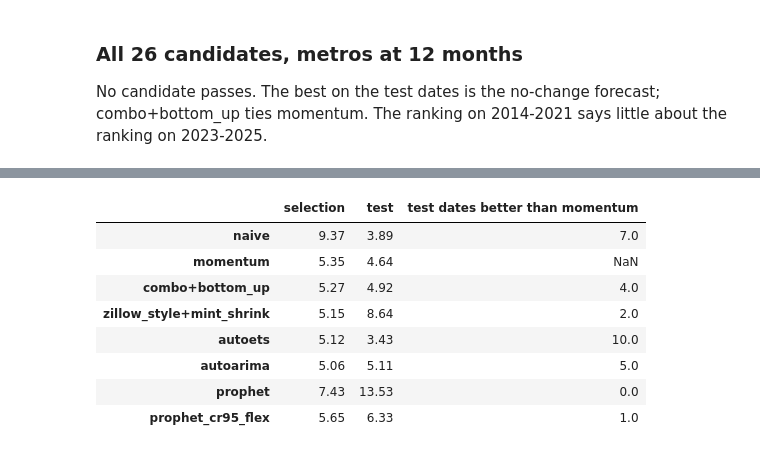
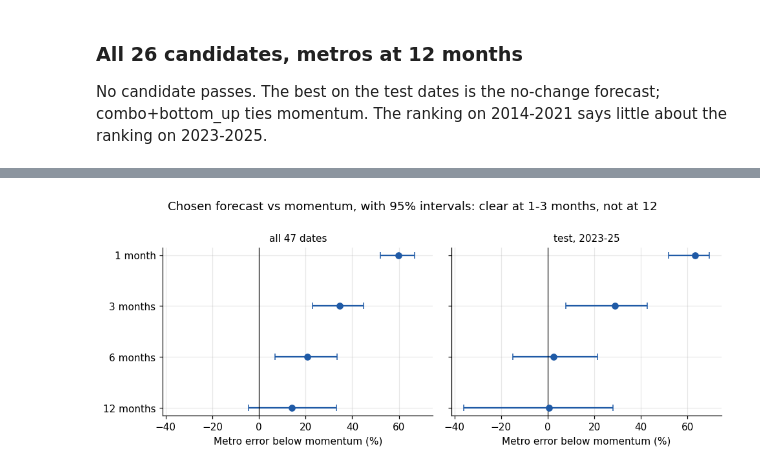
Before and after one commit to janeruxi1/housing-hierarchical-forecast, a Jupyter notebook: notebooks/05_final_test.ipynb, the cells around one changed output, grey strips where cells are left out. Saved outputs shown, nothing was run; the diff lists cells and outputs as text; code cells hidden in the pictures.

```diff
--- a/notebooks/05_final_test.ipynb
+++ b/notebooks/05_final_test.ipynb
@@ -240,20 +247,16 @@ Prophet setting picked on 8 selection dates: prophet_cr95_flex ({'changepoint_ra
 # %%
-if use_synthetic() and prophet_pick != "prophet":                  # CI: run the picked setting too
-    ch = pd.concat([ch, ft.forecast_challengers(L, ser, ch_o, prophet_pick).assign(
-        level=lambda d: ft.level_of_id(d["unique_id"]))], ignore_index=True)
-ch_methods = list(dict.fromkeys(["autoets", "autoarima", "prophet", prophet_pick]))
-ch = ch[ch["method"].isin(ch_methods)]
-ch = ch[ch["origin"].isin(ch.loc[ch["method"] == "autoets", "origin"].unique())]
-ids, ors = ch["unique_id"].unique(), ch["origin"].unique()
-ref = ["naive", "momentum", "combo+bottom_up", chosen]
-same = res[res["method"].isin(ref) & res["unique_id"].isin(ids) & res["origin"].isin(ors)]
-cmp_ = pd.concat([same[["method", "origin", "h", "unique_id", "pred", "actual"]].astype({"method": str,
-                                                                                      "unique_id": str}),
-                  ch[["method", "origin", "h", "unique_id", "pred", "actual"]].astype({"unique_id": str})])
-cmp_["level"] = ft.level_of_id(cmp_["unique_id"])
-cmp_["period"] = ft.period(cmp_["origin"].reset_index(drop=True)).to_numpy()
-order = ref + ch_methods
-ctab = ft.rmse_table(cmp_, by=("period", "level", "h", "method")).unstack("method")[order]
-write_metrics("05_challengers", ctab.reset_index())
-ctab.loc["test"].round(2)
+fig, axes = plt.subplots(1, 2, figsize=(9, 3.6), sharey=True, sharex=True)
+for ax, period in zip(axes, ["all 47 dates", "test, 2023-25"]):
+    d = sig[(sig["period"] == period) & (sig["level"] == "Metro")]
+    y = np.arange(len(d))
+    ax.errorbar(100 * d["skill"], y, xerr=[100 * (d["skill"] - d["skill_lo95"]), 100 * (d["skill_hi95"] - d["skill"])],
+                fmt="o", color=COLORS["ours"], capsize=3)
+    ax.axvline(0, color="k", lw=0.8)
+    ax.set_yticks(y, [f"{h} month{'s' if h > 1 else ''}" for h in d["h"]])
+    ax.set_title(period, fontsize=10)
+    ax.set_xlabel("Metro error below momentum (%)")
+axes[0].invert_yaxis()
+fig.suptitle("Chosen forecast vs momentum, with 95% intervals: clear at 1-3 months, not at 12", y=1.0)
+fig.tight_layout()
+save(fig, "05_skill_intervals")
 # %% [output]
@@ -274,18 +263 @@ ctab.loc["test"].round(2)
+[figure, added]
-# %%
-t12 = cmp_[(cmp_["period"] == "test") & (cmp_["level"] == "Metro") & (cmp_["h"] == 12)]
-bo_ch = ft.rmse_by_origin(t12, order)
-wins = ft.win_counts(bo_ch)
-write_metrics("05_challenger_wins", wins.rename("test_dates_better_than_momentum").rename_axis("method").reset_index())
-summary = pd.DataFrame({"selection": ctab.loc[("selection", "Metro", 12)], "test": ctab.loc[("test", "Metro", 12)],
-                        "test dates better than momentum": wins.reindex(order)}).loc[order]
-summary.round(2)
-# %% [output]
-|  | selection | test | test dates better than momentum |
-| naive | 9.37 | 3.89 | 7.0 |
-| momentum | 5.35 | 4.64 | NaN |
-| combo+bottom_up | 5.27 | 4.92 | 4.0 |
-| zillow_style+mint_shrink | 5.15 | 8.64 | 2.0 |
-| autoets | 5.12 | 3.43 | 10.0 |
-| autoarima | 5.06 | 5.11 | 5.0 |
-| prophet | 7.43 | 13.53 | 0.0 |
-| prophet_cr95_flex | 5.65 | 6.33 | 1.0 |
```
Also changed, not shown: parts of 24 cells of this notebook, 41 other files.
